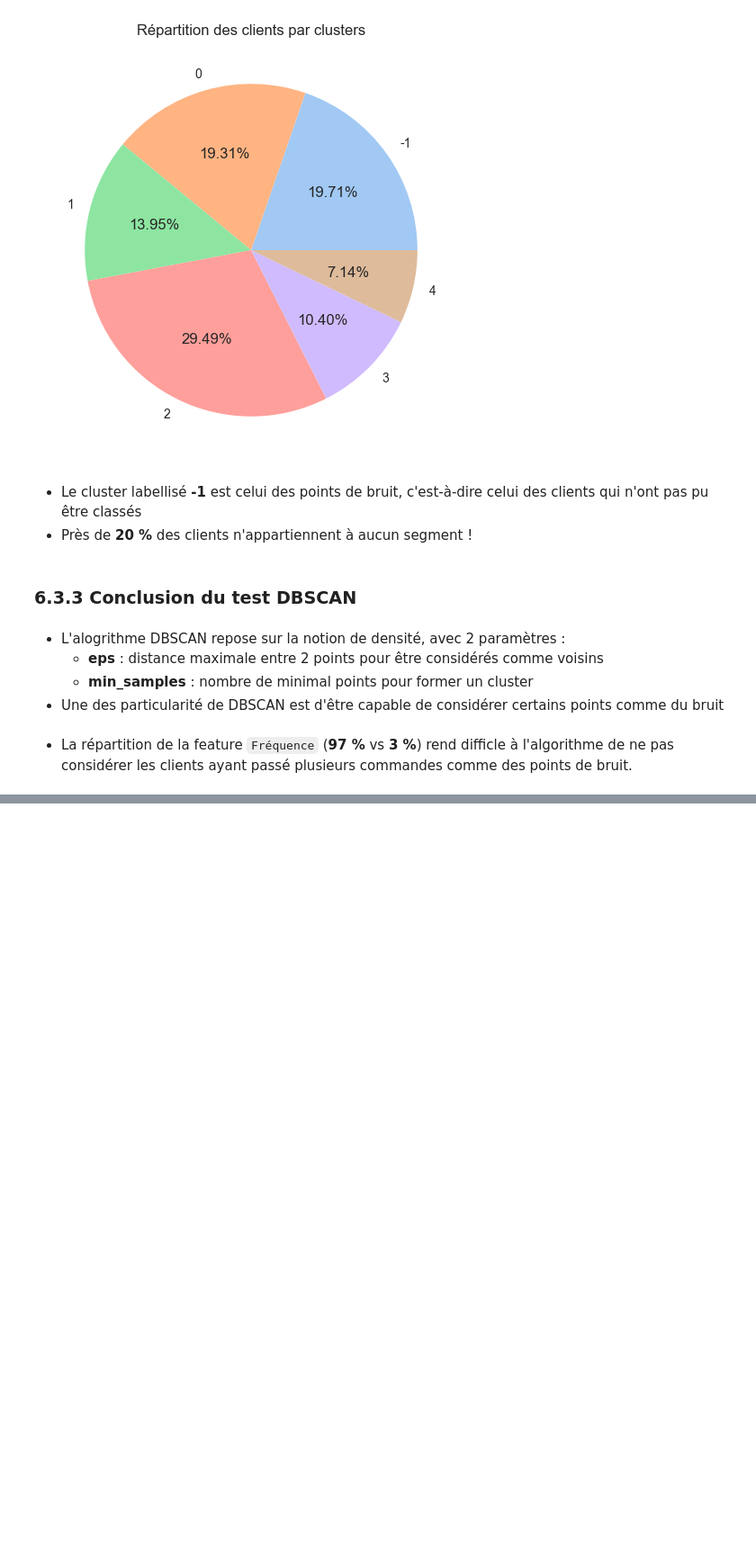
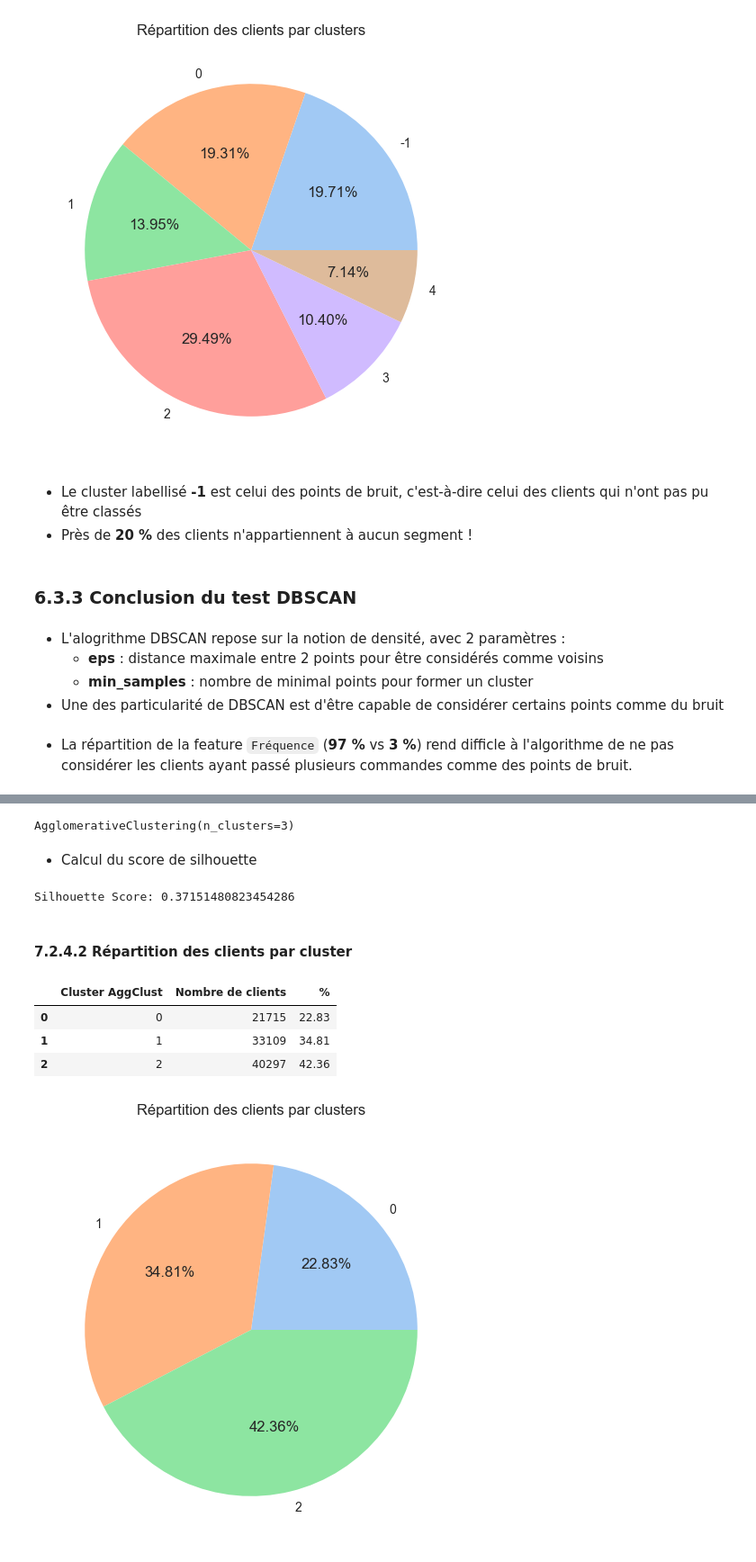
Before and after one commit to Christophe-Aballea/OC_projet5_Segmentez_des_clients_d_un_site_ecommerce, a Jupyter notebook: P05_Notebook3_Tests_modeles_clustering.ipynb, the cells around one changed output, grey strips where cells are left out. Shown at 90% size. Drawn from its saved outputs; the diff is of its cells as text; code cells hidden in the pictures; blank space fills up the shorter version.

```diff
--- a/P05_Notebook3_Tests_modeles_clustering.ipynb
+++ b/P05_Notebook3_Tests_modeles_clustering.ipynb
@@ -1493,0 +1513,3 @@ plt.show()
+# %%
+# Initialisation AgglomerativeClustering avec 3 clusters, linkage ward
+agg_clust = AgglomerativeClustering(n_clusters=3, metric='euclidean', linkage='ward')
@@ -1493,0 +1518,28 @@ plt.show()
+# %%
+# Fit sur le jeu de données complet
+agg_clust.fit(X)
+# %% [output]
+AgglomerativeClustering(n_clusters=3)
+# %%
+# Ajout des labels de clusters à df_features
+df_features['Cluster AggClust'] = agg_clust.labels_
+# %% [markdown]
+* Calcul du score de silhouette
+# %%
+# Calcul du score de silhouette
+silhouette_avg = silhouette_score(X, agg_clust.labels_)
+
+print('Silhouette Score:', silhouette_avg)
+# %% [output]
+Silhouette Score: 0.37151480823454286
+# %% [markdown]
+#### 7.2.4.2 Répartition des clients par cluster
+# %%
+# Répartition des clients par cluster
+display_customer_distribution_by_cluster(df_features, 'Client', 'Cluster AggClust')
+# %% [output]
+|  | Cluster AggClust | Nombre de clients | % |
+| 0 | 0 | 21715 | 22.83 |
+| 1 | 1 | 33109 | 34.81 |
+| 2 | 2 | 40297 | 42.36 |
+[figure, added]
```
Also changed, not shown: parts of 112 cells of this notebook, 1 other file.
